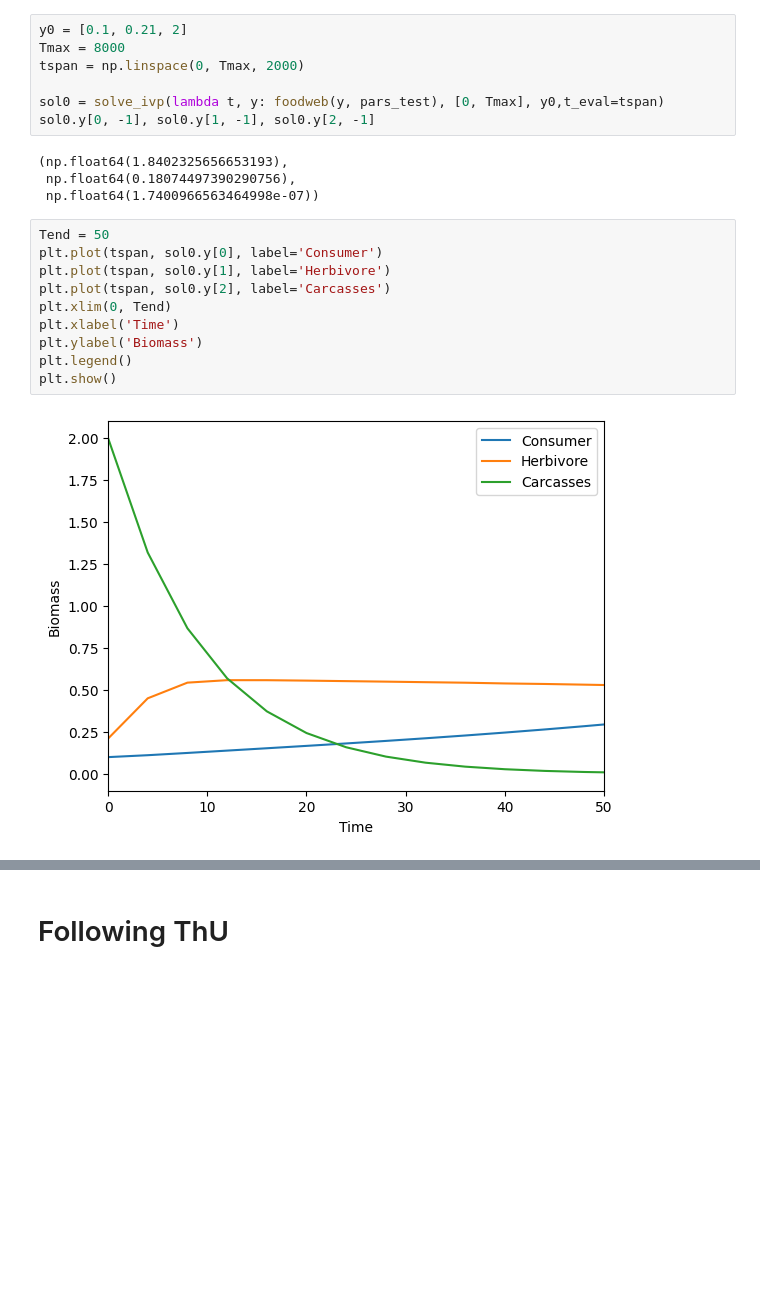
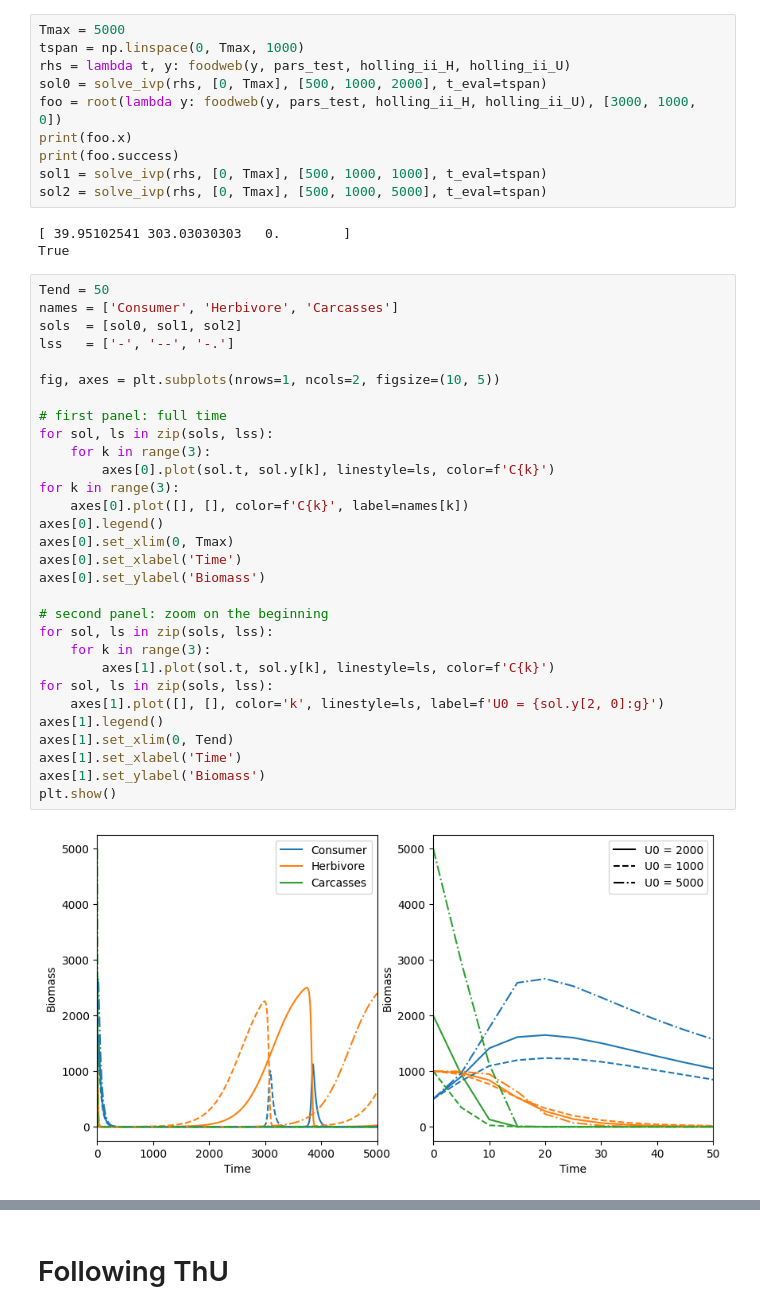
Before and after one commit to linh-phuong/pulsation, a Jupyter notebook: toymodels/toymodel1.ipynb, the cells around one changed output, grey strips where cells are left out. Saved outputs shown, nothing was run; the diff lists cells and outputs as text; blank space fills up the shorter version.

Commit message:
update on simulation with pulse of elephant carcasses

```diff
--- a/toymodels/toymodel1.ipynb
+++ b/toymodels/toymodel1.ipynb
@@ -14,24 +47,46 @@ pars_test = Config(dict(muC=0.01, muH=0.01, eH=0.3, aH=1, pCH=1.2,
 # %%
-y0 = [0.1, 0.21, 2]
-Tmax = 8000
-tspan = np.linspace(0, Tmax, 2000)
-
-sol0 = solve_ivp(lambda t, y: foodweb(y, pars_test), [0, Tmax], y0,t_eval=tspan)
-sol0.y[0, -1], sol0.y[1, -1], sol0.y[2, -1]
+Tmax = 5000
+tspan = np.linspace(0, Tmax, 1000)
+rhs = lambda t, y: foodweb(y, pars_test, holling_ii_H, holling_ii_U)
+sol0 = solve_ivp(rhs, [0, Tmax], [500, 1000, 2000], t_eval=tspan)
+foo = root(lambda y: foodweb(y, pars_test, holling_ii_H, holling_ii_U), [3000, 1000, 0])
+print(foo.x)
+print(foo.success)
+sol1 = solve_ivp(rhs, [0, Tmax], [500, 1000, 1000], t_eval=tspan)
+sol2 = solve_ivp(rhs, [0, Tmax], [500, 1000, 5000], t_eval=tspan)
 # %% [output]
-(np.float64(1.8402325656653193),
- np.float64(0.18074497390290756),
- np.float64(1.7400966563464998e-07))
+[ 39.95102541 303.03030303   0.        ]
+True
 # %%
 Tend = 50
-plt.plot(tspan, sol0.y[0], label='Consumer')
-plt.plot(tspan, sol0.y[1], label='Herbivore')
-plt.plot(tspan, sol0.y[2], label='Carcasses')
-plt.xlim(0, Tend)
-plt.xlabel('Time')
-plt.ylabel('Biomass')
-plt.legend()
+names = ['Consumer', 'Herbivore', 'Carcasses']
+sols  = [sol0, sol1, sol2]
+lss   = ['-', '--', '-.']
+
+fig, axes = plt.subplots(nrows=1, ncols=2, figsize=(10, 5))
+
+# first panel: full time
+for sol, ls in zip(sols, lss):
+    for k in range(3):
+        axes[0].plot(sol.t, sol.y[k], linestyle=ls, color=f'C{k}')
+for k in range(3):
+    axes[0].plot([], [], color=f'C{k}', label=names[k])
+axes[0].legend()
+axes[0].set_xlim(0, Tmax)
+axes[0].set_xlabel('Time')
+axes[0].set_ylabel('Biomass')
+
+# second panel: zoom on the beginning
+for sol, ls in zip(sols, lss):
+    for k in range(3):
+        axes[1].plot(sol.t, sol.y[k], linestyle=ls, color=f'C{k}')
+for sol, ls in zip(sols, lss):
+    axes[1].plot([], [], color='k', linestyle=ls, label=f'U0 = {sol.y[2, 0]:g}')
+axes[1].legend()
+axes[1].set_xlim(0, Tend)
+axes[1].set_xlabel('Time')
+axes[1].set_ylabel('Biomass')
 plt.show()
 # %% [output]
-[figure, old version]
+[figure, new version]
 # %% [markdown]
```
Also changed, not shown: parts of 39 cells of this notebook, 2 other files.
